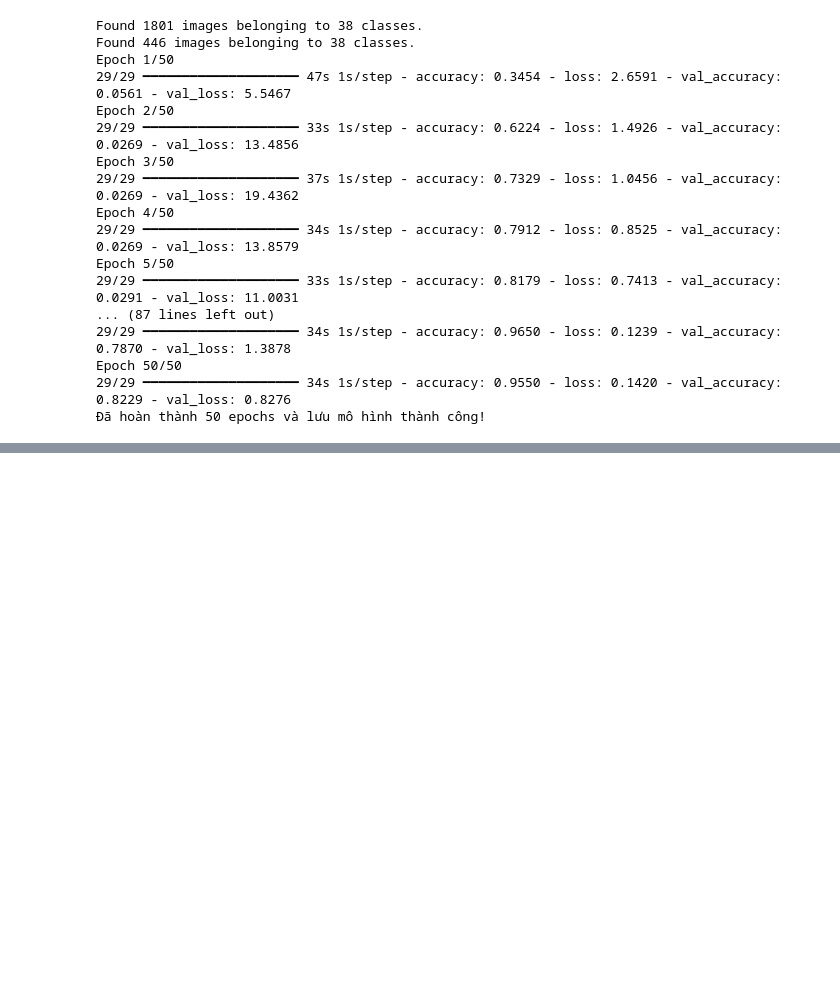
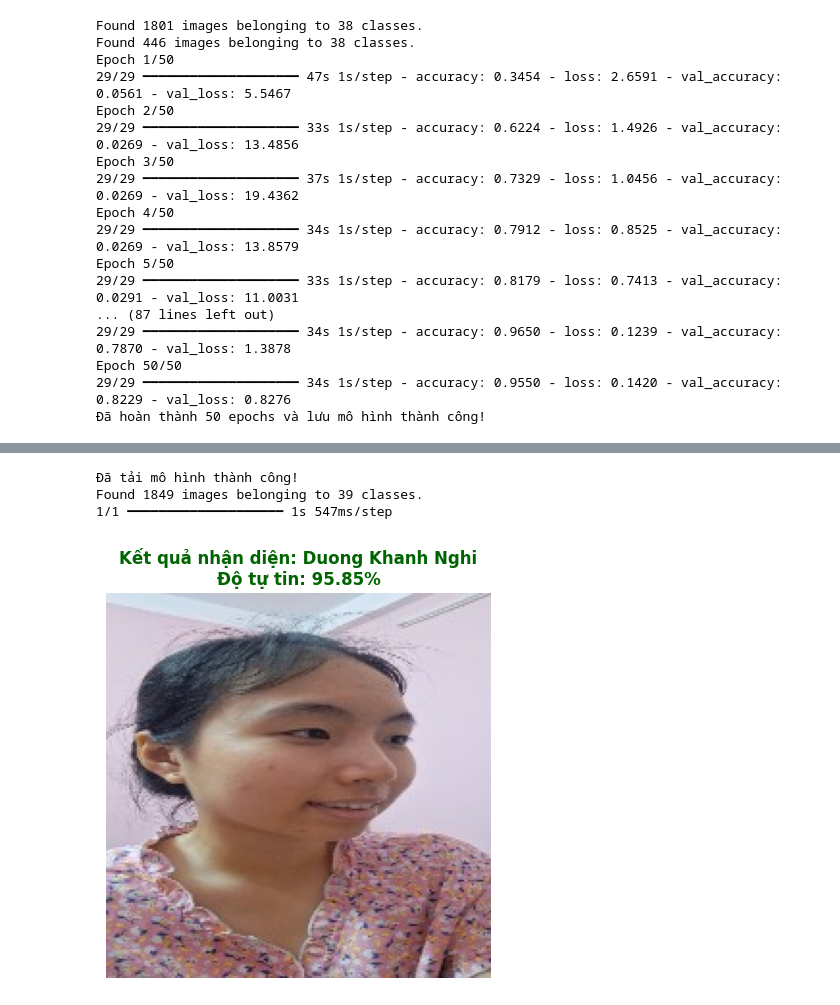
Before and after one commit to dnhi8972/nhi-dang, a Jupyter notebook: Untitled15.ipynb, the cells around one changed output, grey strips where cells are left out. Cells and saved outputs as stored; diff of their text form; code cells hidden in the pictures; blank space fills up the shorter version.

Commit message:
Được tạo bằng Colab

```diff
--- a/Untitled15.ipynb
+++ b/Untitled15.ipynb
@@ -137,0 +102,63 @@ plt.show()
+# %%
+import numpy as np
+from keras.models import load_model
+from keras.utils import load_img, img_to_array
+from tensorflow.keras.preprocessing.image import ImageDataGenerator
+import matplotlib.pyplot as plt
+
+# ==========================================
+# 1. TẢI MÔ HÌNH ĐÃ LƯU TỪ DRIVE
+# ==========================================
+# Bạn kiểm tra xem tên file trên Drive của bạn là gì thì sửa lại cho đúng nhé
+model_path = '/content/drive/MyDrive/face_recognition_cnn_50epochs.keras'
+model = load_model(model_path)
+print("Đã tải mô hình thành công!")
+
+# ==========================================
+# 2. TẠO TỰ ĐỘNG BẢNG TRA CỨU TÊN
+# ==========================================
+# Đường dẫn tới thư mục chứa ảnh gốc của bạn trên Drive
+train_dir = "/content/drive/MyDrive/Colab Notebooks/Ảnh selfie cho chiều t2 18 5"
+
+# Đoạn này chỉ để quét qua tên các thư mục con lấy nhãn (chạy siêu nhanh)
+train_datagen = ImageDataGenerator(rescale=1.0/255, validation_split=0.2)
+train_generator = train_datagen.flow_from_directory(
+    train_dir, target_size=(200, 200), batch_size=32, class_mode='categorical', subset='training'
+)
+
+# Tạo bảng tra cứu ngược tự động (Từ Số lớp -> Tên người)
+labels_map = {v: k for k, v in train_generator.class_indices.items()}
+
+# ==========================================
+# 3. TIẾN HÀNH NHẬN DIỆN ẢNH MỚI
+# ==========================================
+# Thay bằng đường dẫn tới bức ảnh khuôn mặt bạn muốn test thử
+test_image_path = "/content/drive/MyDrive/Colab Notebooks/Ảnh test face/Anh2.jpeg"
+
+# Đọc ảnh và xử lý chuẩn kích thước 200x200, chia 255 chuẩn học thuật
+img = load_img(test_image_path, target_size=(200, 200))
+img_array = img_to_array(img) / 255.0
+img_array = np.expand_dims(img_array, axis=0)
+
+# Dự đoán khuôn mặt
+predictions = model.predict(img_array)
+predicted_class_index = np.argmax(predictions)
+confidence = np.max(predictions) * 100
+
+# Tra cứu ra tên người
+predicted_person = labels_map[predicted_class_index]
+
+# ==========================================
+# 4. HIỂN THỊ KẾT QUẢ
+# ==========================================
+plt.figure(figsize=(5, 5))
+plt.imshow(img)
+plt.axis('off')
+plt.title(f"Kết quả nhận diện: {predicted_person}\nĐộ tự tin: {confidence:.2f}%",
+          fontsize=12, color='darkgreen', fontweight='bold')
+plt.show()
+# %% [output]
+Đã tải mô hình thành công!
+Found 1849 images belonging to 39 classes.
+1/1 ━━━━━━━━━━━━━━━━━━━━ 1s 547ms/step
+[figure, added]
```
Also changed, not shown: parts of 4 cells of this notebook.
